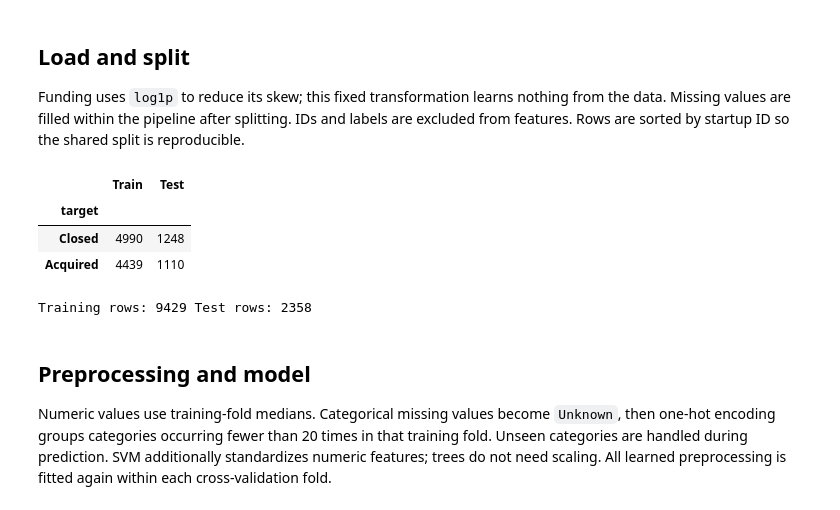
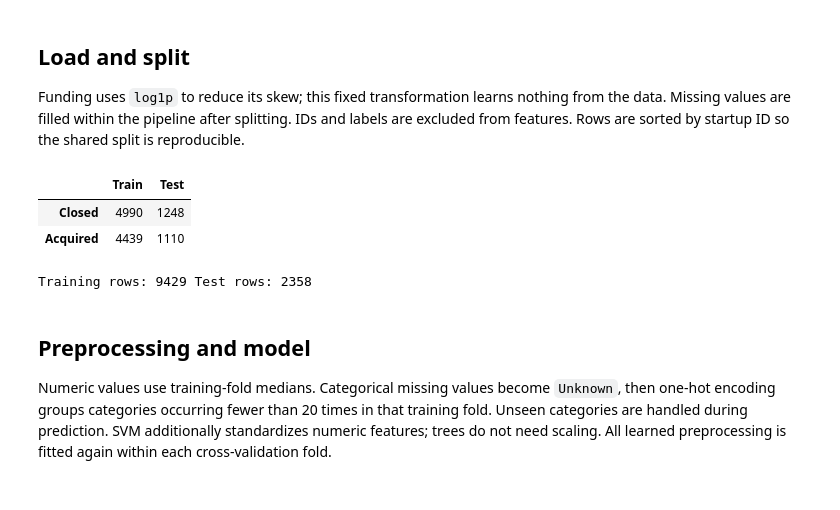
Before and after one commit to AamirrH/Startup-Survivability-Predictor, a Jupyter notebook: SVM.ipynb, the cells around one changed output. Drawn from its saved outputs; the diff is of its cells as text; code cells hidden in the pictures.

```diff
--- a/SVM.ipynb
+++ b/SVM.ipynb
@@ -33,36 +33,42 @@ results_dir.mkdir(exist_ok=True)
 ## Load and split
 
 Funding uses `log1p` to reduce its skew; this fixed transformation learns nothing from the data. Missing values are filled within the pipeline after splitting. IDs and labels are excluded from features. Rows are sorted by startup ID so the shared split is reproducible.
-# %%
-df = pd.read_csv("cleaned_startup_data.csv").sort_values("startup_id").reset_index(drop=True)
-assert df["startup_id"].notna().all() and df["startup_id"].is_unique
-assert df["target"].isin([0, 1]).all()
-
-numeric_columns = [
-    "funding_total_usd", "funding_rounds", "founded_at_year",
-    "first_funding_at_year", "last_funding_at_year"
-]
-categorical_columns = ["country_code", "first_category"]
-X = df[numeric_columns + categorical_columns].copy()
-X["funding_total_usd"] = np.log1p(X["funding_total_usd"])
-y = df["target"]
-
-X_train, X_test, y_train, y_test = train_test_split(
-    X, y, test_size=0.2, stratify=y, random_state=42
-)
-assert set(X_train.index).isdisjoint(X_test.index)
-cv = StratifiedKFold(n_splits=3, shuffle=True, random_state=42)
-split_counts = pd.DataFrame({
-    "Train": y_train.value_counts(), "Test": y_test.value_counts()
-}).rename(index={0: "Closed", 1: "Acquired"})
-display(split_counts)
-print("Training rows:", len(X_train), "Test rows:", len(X_test))
-# %% [output]
-|  | Train | Test |
-| target |  |  |
-| Closed | 4990 | 1248 |
-| Acquired | 4439 | 1110 |
-Training rows: 9429 Test rows: 2358
+# %%
+df = pd.read_csv("cleaned_startup_data.csv")
+df = df.sort_values("startup_id").reset_index(drop=True)
+
+assert df["startup_id"].notna().all()
+assert df["startup_id"].is_unique
+assert df["target"].isin([0, 1]).all()
+
+numeric_columns = [
+    "funding_total_usd", "funding_rounds", "founded_at_year",
+    "first_funding_at_year", "last_funding_at_year"
+]
+categorical_columns = ["country_code", "first_category"]
+
+X = df[numeric_columns + categorical_columns].copy()
+X["funding_total_usd"] = np.log1p(X["funding_total_usd"])
+y = df["target"]
+# %%
+X_train, X_test, y_train, y_test = train_test_split(
+    X, y, test_size=0.2, stratify=y, random_state=42
+)
+assert set(X_train.index).isdisjoint(X_test.index)
+
+cv = StratifiedKFold(n_splits=3, shuffle=True, random_state=42)
+
+split_counts = pd.DataFrame()
+split_counts["Train"] = y_train.value_counts().sort_index()
+split_counts["Test"] = y_test.value_counts().sort_index()
+split_counts.index = ["Closed", "Acquired"]
+display(split_counts)
+print("Training rows:", len(X_train), "Test rows:", len(X_test))
+# %% [output]
+|  | Train | Test |
+| Closed | 4990 | 1248 |
+| Acquired | 4439 | 1110 |
+Training rows: 9429 Test rows: 2358
 # %% [markdown]
 ## Preprocessing and model
 
```
Also changed, not shown: parts of 21 cells of this notebook, 22 other files.
